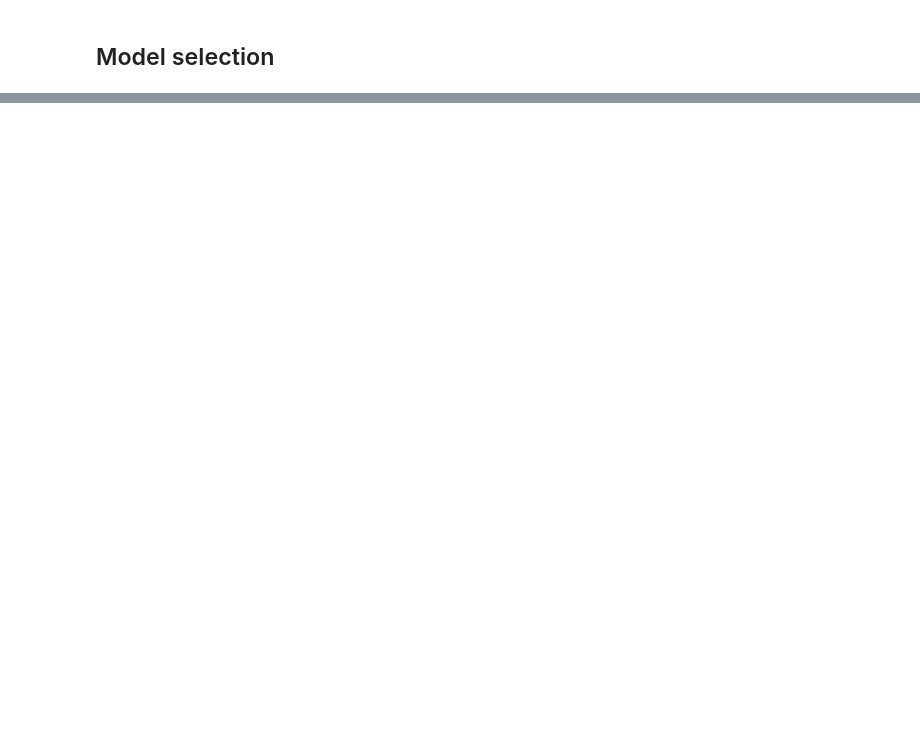
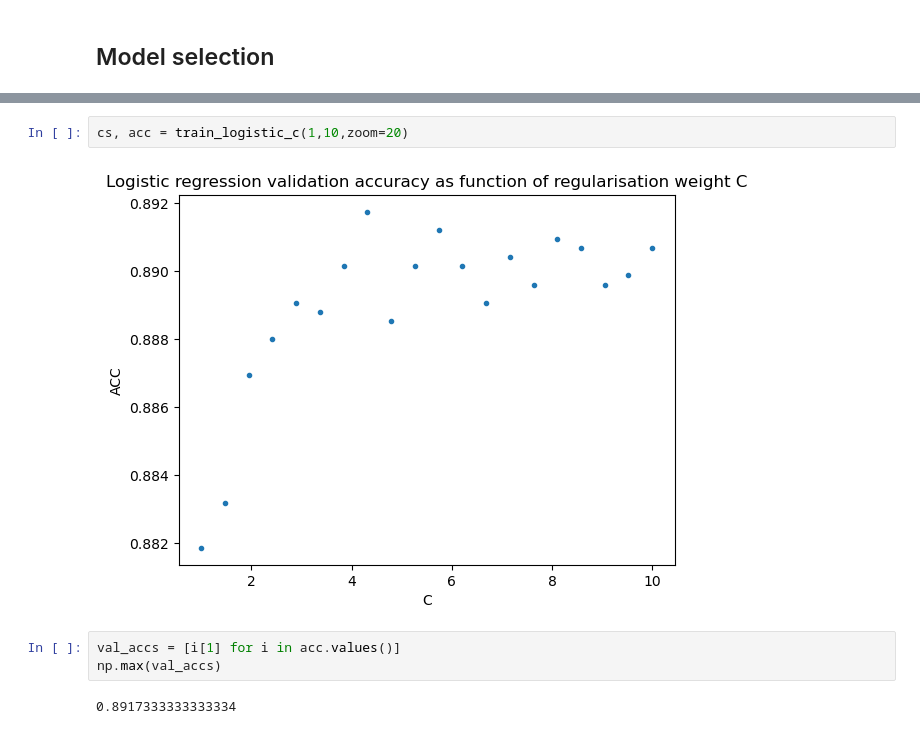
Before and after one commit to Ton201/ML_MIniproject2, a Jupyter notebook: notebooks/Miniproject2_AntoninReh.ipynb, the cells around one changed output, grey strips where cells are left out. Saved outputs shown, nothing was run; the diff lists cells and outputs as text; blank space fills up the shorter version.

```diff
--- a/notebooks/Miniproject2_AntoninReh.ipynb
+++ b/notebooks/Miniproject2_AntoninReh.ipynb
@@ -96,0 +153,9 @@ Vlidation acc: 0.8779
+# %%
+cs, acc = train_logistic_c(1,10,zoom=20)
+# %% [output]
+[figure, added]
+# %%
+val_accs = [i[1] for i in acc.values()]
+np.max(val_accs)
+# %% [output]
+0.8917333333333334
```
Also changed, not shown: parts of 21 cells of this notebook.
